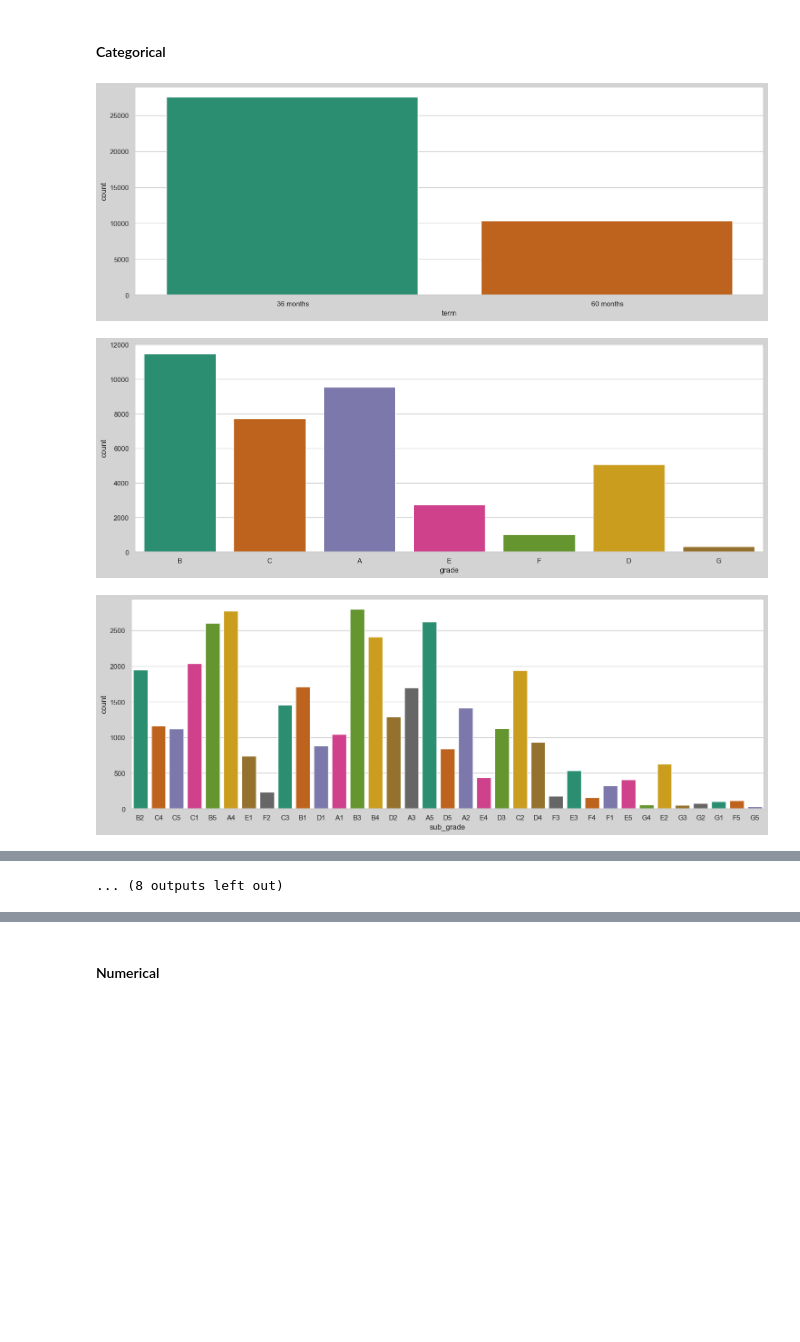
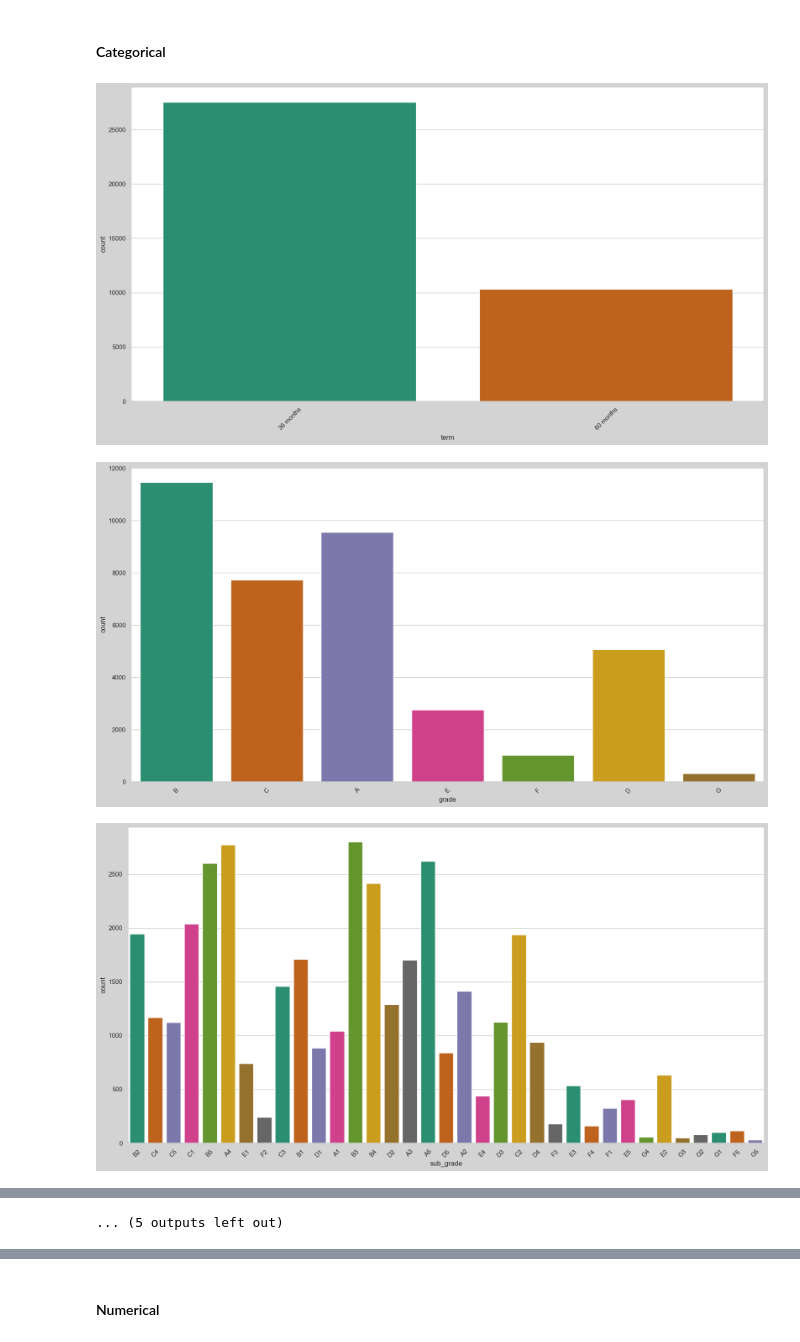
Before and after one commit to ruchikaagarwal6787/lending-club-case-study, a Jupyter notebook: Lending_Club_Analysis.ipynb, the cells around one changed output, grey strips where cells are left out. Drawn from its saved outputs; the diff is of its cells as text; code cells hidden in the pictures; blank space fills up the shorter version.

```diff
--- a/Lending_Club_Analysis.ipynb
+++ b/Lending_Club_Analysis.ipynb
@@ -475,15 +475,14 @@ dtype: object
 # %% [markdown]
 ### Create derived variable by Split data fields to year, month,weekday
 # %%
-df['issued_year']= df.issue_d.dt.year
-df['issued_year']=df.issued_year.astype(object)
+df['issued_year']= df.issue_d.dt.year.astype(object)
 df['issued_month'] = df.issue_d.dt.strftime('%b')
-df['issued_weekday'] = (df.issue_d.dt.weekday).astype(object)
 
 #second field 'earliest_cr_line'
-df['earliest_cr_year']= (df.issue_d.dt.year).astype(object)
-df['earliest_cr_month']= df.issue_d.dt.strftime('%b')
-df['earliest_cr_weekday']= (df.issue_d.dt.weekday).astype(object)
+df['earliest_cr_year']= (df.earliest_cr_line.dt.year).astype(object)
+df['earliest_cr_month']= df.earliest_cr_line.dt.strftime('%b')
+# %%
+df = df.drop(columns=["issue_d","earliest_cr_line"])
 # %%
 df.info()
 # %% [output]
@@ -526,10 +525,9 @@ earliest_cr_weekday     0
 dtype: int64
 # %%
 num_cols = ['loan_amnt', 'int_rate','installment','annual_inc','dti','open_acc','total_acc']
-cat_cols = ['term','grade','sub_grade', 'emp_length','home_ownership','verification_status','issue_d', 'loan_status','purpose',
+cat_cols = ['term','grade','sub_grade', 'emp_length','home_ownership','verification_status', 'loan_status','purpose',
             'addr_state', 'delinq_2yrs','inq_last_6mths',
-            'pub_rec','pub_rec_bankruptcies','issued_year','issued_month','issued_weekday','earliest_cr_year','earliest_cr_month',
-            'earliest_cr_weekday']
-extra_cols = ['id', 'member_id', 'funded_amnt','earliest_cr_line']
+            'pub_rec','pub_rec_bankruptcies','issued_year','issued_month','earliest_cr_year','earliest_cr_month']
+extra_cols = ['id', 'member_id', 'funded_amnt']
 len(num_cols)+len(cat_cols)+len(extra_cols)
 # %% [output]
@@ -552,13 +543,13 @@ df_defaulters.shape
 # %%
 
 for col in cat_cols:
-    plt.figure(figsize=(18, 6), facecolor='lightgray')
+    plt.figure(figsize=(20, 10), facecolor='lightgray')
     sns.set(style="whitegrid")
     #sns.countplot(x=col,data = df,hue='loan_status',palette='Dark2')
     sns.countplot(x=col,data = df,palette='Dark2')
-
+    plt.xticks(rotation=45)
     plt.show()
 # %% [output]
-[figure, old version]
+[figure, new version]
-[figure, old version]
+[figure, new version]
-[figure, old version]
+[figure, new version]
@@ -574,2 +565,2 @@ for col in cat_cols:
-... (8 outputs left out)
+... (5 outputs left out)
 # %% [markdown]
```
Also changed, not shown: parts of 43 cells of this notebook.
